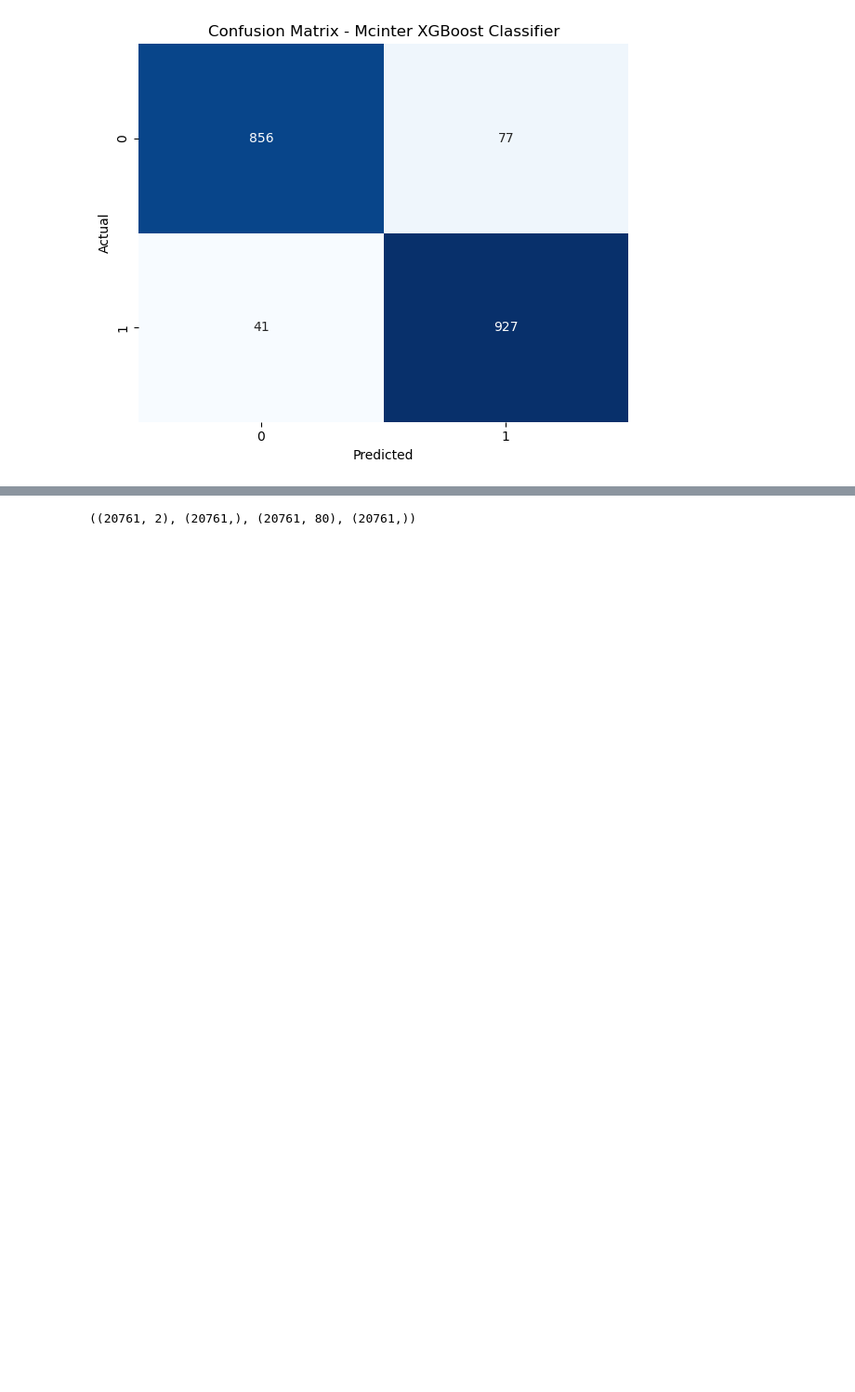
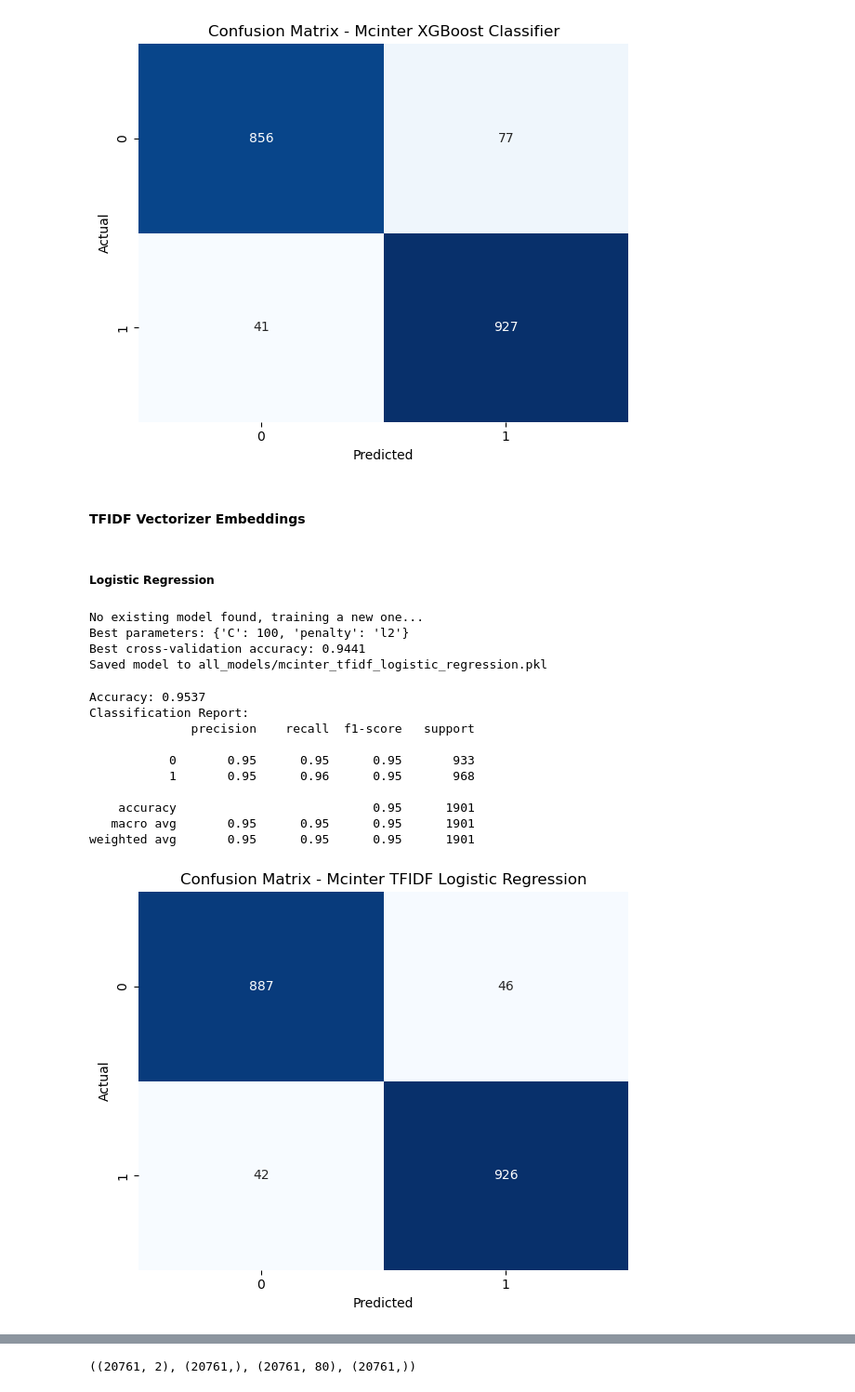
Before and after one commit to fahadthakur/mxn442-assignment2, a Jupyter notebook: fake_news_classifier.ipynb, the cells around one changed output, grey strips where cells are left out. Shown at 93% size. Cells and saved outputs as stored; diff of their text form; code cells hidden in the pictures; blank space fills up the shorter version.

Commit message:
added tfidf vectorizer for models

```diff
--- a/fake_news_classifier.ipynb
+++ b/fake_news_classifier.ipynb
@@ -413,3 +416,35 @@ Classification Report:
    macro avg       0.94      0.94      0.94      1901
 weighted avg       0.94      0.94      0.94      1901
 [figure]
+# %% [markdown]
+#### TFIDF Vectorizer Embeddings
+# %%
+mcinter_tfidf_vectorizer = TfidfVectorizer(max_features=5000, analyzer=lambda x: x)
+mcinter_tfidf_embeddings = mcinter_tfidf_vectorizer.fit_transform(mcinter_tokenized).toarray()
+# %%
+X_combined = np.concatenate((mcinter_tfidf_embeddings, mcinter_lf.values), axis=1)
+
+X_train, X_test, y_train, y_test = create_train_test_split(X_combined, mcinter_y, random_state=42, test_size=0.3)
+# %% [markdown]
+##### Logistic Regression
+# %%
+mcinter_tfidf_logit_model = train_logistic_regression(X_train, y_train, model_name="mcinter_tfidf")
+# %% [output]
+No existing model found, training a new one...
+Best parameters: {'C': 100, 'penalty': 'l2'}
+Best cross-validation accuracy: 0.9441
+Saved model to all_models/mcinter_tfidf_logistic_regression.pkl
+# %%
+evaluate_model(mcinter_tfidf_logit_model, X_test, y_test, model_name="Mcinter TFIDF Logistic Regression")
+# %% [output]
+Accuracy: 0.9537
+Classification Report:
+              precision    recall  f1-score   support
+
+           0       0.95      0.95      0.95       933
+           1       0.95      0.96      0.95       968
+
+    accuracy                           0.95      1901
+   macro avg       0.95      0.95      0.95      1901
+weighted avg       0.95      0.95      0.95      1901
+[figure, added]
```
Also changed, not shown: parts of 27 cells of this notebook, 6 other files.
